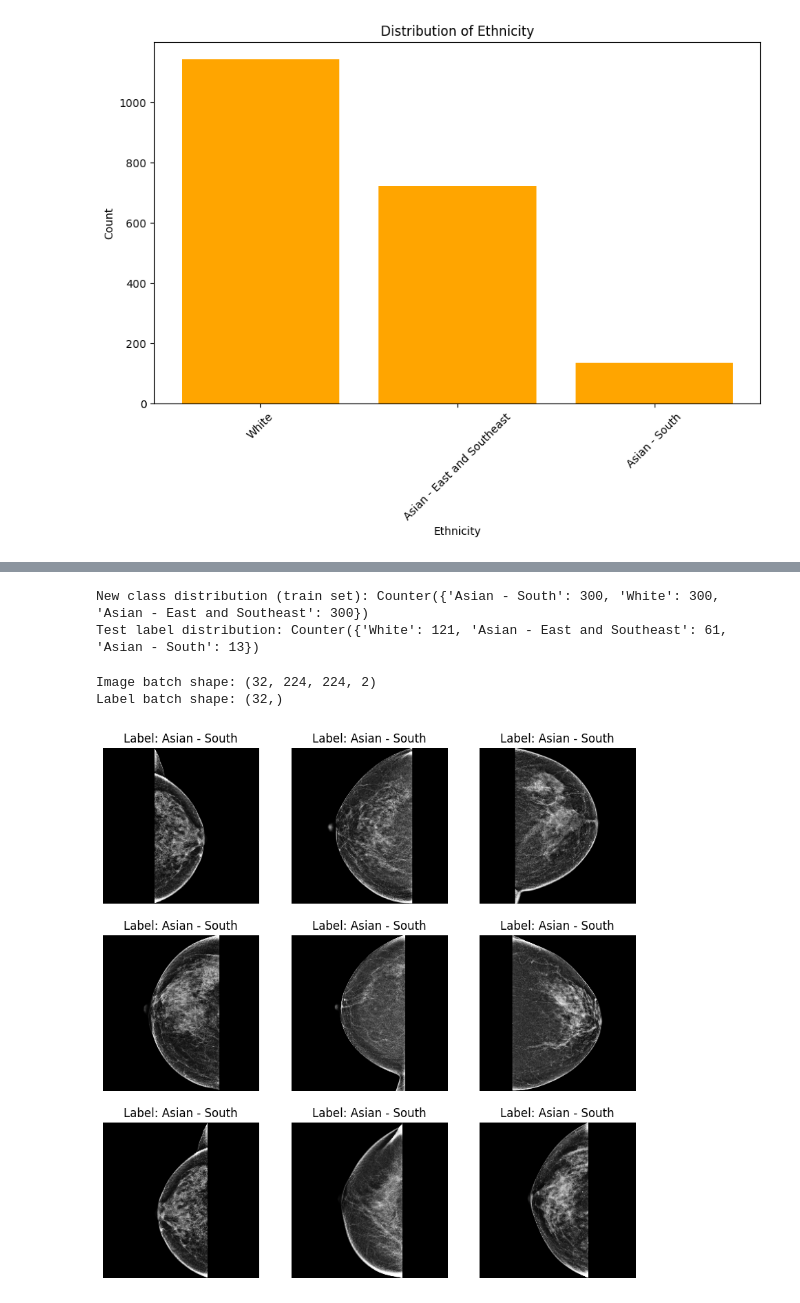
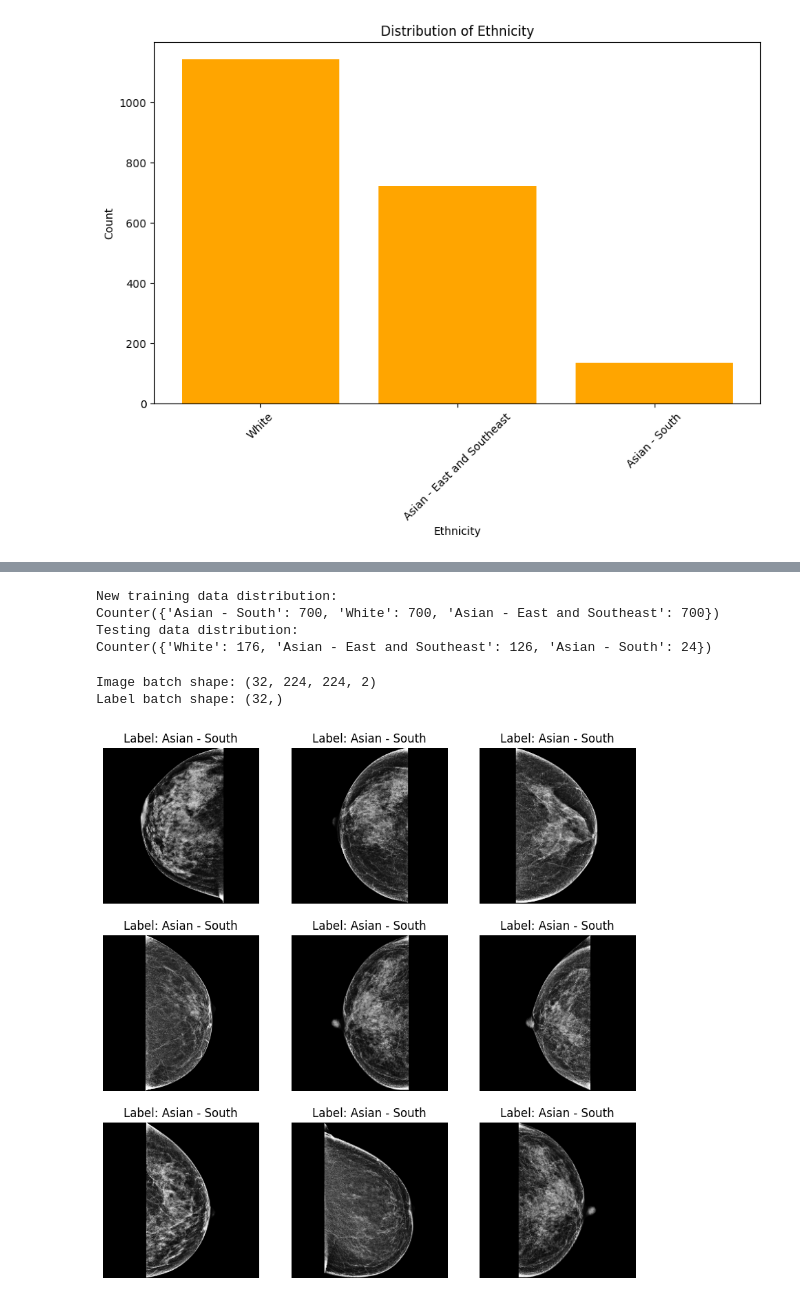
Before and after one commit to Ollivvt/AI-ethnicity-med-image, a Jupyter notebook: Mammo/Mammo_EfficientNetB0_sample1000_0115.ipynb, the cells around one changed output, grey strips where cells are left out. Cells and saved outputs as stored; diff of their text form; code cells hidden in the pictures.

Commit message:
Sample 1300 | Resampling | 3 classes | PNG

```diff
--- a/Mammo/Mammo_EfficientNetB0_sample1000_0115.ipynb
+++ b/Mammo/Mammo_EfficientNetB0_sample1000_0115.ipynb
@@ -137,0 +247,28 @@ def preprocess(pngPath, output_dir):
+# %%
+# Convert LCC labels to numeric format
+def encode_labels(labels):
+    label_mapping = {label: idx for idx, label in enumerate(set(labels))}
+    encoded_labels = [label_mapping[label] for label in labels]
+    return encoded_labels, label_mapping
+
+encoded_train_lcc_labels, lcc_label_mapping = encode_labels(train_lcc_labels)
+encoded_test_lcc_labels = [lcc_label_mapping[label] for label in test_lcc_labels]
+
+# Prepare LCC-only dataset for training
+def create_lcc_dataset(filepaths, labels, augment=False):
+    def load_lcc_image(filepath, augment):
+        image = tf.image.decode_png(tf.io.read_file(filepath), channels=1)
+        image = tf.image.resize(image, [224, 224])
+
+        if augment:
+            # Apply horizontal flipping randomly
+            image = tf.image.random_flip_left_right(image)
+
+        return image
+
+    images = [load_lcc_image(filepath, augment) for filepath in filepaths]
+    return tf.data.Dataset.from_tensor_slices((images, labels))
+
+# Create LCC-only datasets with augmentation for training only
+train_lcc_dataset = create_lcc_dataset(train_lcc_filepaths, encoded_train_lcc_labels, augment=True).batch(32).prefetch(buffer_size=tf.data.AUTOTUNE)
+test_lcc_dataset = create_lcc_dataset(test_lcc_filepaths, encoded_test_lcc_labels, augment=False).batch(32).prefetch(buffer_size=tf.data.AUTOTUNE)
@@ -184,7 +425,7 @@ for filepath_pair, label in zip(train_filepaths, train_labels):
     class_groups[label].append(filepath_pair)
 
 # Define target size for resampling
-target_size = 300
+target_size = 700
 
 balanced_train_filepaths = []
 balanced_train_labels = []
@@ -197,11 +438,16 @@ for label, group in class_groups.items():
     balanced_train_labels.extend([label] * target_size)
 
 # Check the new distribution
-print("New class distribution (train set):", Counter(balanced_train_labels))
-print("Test label distribution:", Counter(test_labels))
+print("New training data distribution:")
+print(Counter(balanced_train_labels))
+
+print("Testing data distribution:")
+print(Counter(test_labels))
 # %% [output]
-New class distribution (train set): Counter({'Asian - South': 300, 'White': 300, 'Asian - East and Southeast': 300})
-Test label distribution: Counter({'White': 121, 'Asian - East and Southeast': 61, 'Asian - South': 13})
+New training data distribution:
+Counter({'Asian - South': 700, 'White': 700, 'Asian - East and Southeast': 700})
+Testing data distribution:
+Counter({'White': 176, 'Asian - East and Southeast': 126, 'Asian - South': 24})
 # %%
 # Convert labels to numeric format
 def encode_labels(labels):
@@ -242,17 +488,17 @@ for image_batch, label_batch in train_dataset.take(1):
 Image batch shape: (32, 224, 224, 2)
 Label batch shape: (32,)
 # %%
-# Display sample images and their labels
-for image_batch, label_batch in train_dataset.take(1):
+for image_batch, label_batch in train_dataset.shuffle(1000).take(1):  # Shuffle before taking samples
     plt.figure(figsize=(10, 10))
     for i in range(9):
         plt.subplot(3, 3, i + 1)
         plt.imshow(tf.squeeze(image_batch[i][:, :, 0].numpy()), cmap="gray")
-        plt.title(f"Label: {list(label_mapping.keys())[list(label_mapping.values()).index(label_batch[i].numpy())]}")
+        label = list(label_mapping.keys())[list(label_mapping.values()).index(label_batch[i].numpy())]
+        plt.title(f"Label: {label}")
         plt.axis("off")
     plt.show()
 # %% [output]
-[figure, old version]
+[figure, new version]
 # %%
 # Build EfficientNetB0 model with preprocessing for 2-channel input
 input_layer = Input(shape=(224, 224, 2))
```
Also changed, not shown: parts of 12 cells of this notebook.
